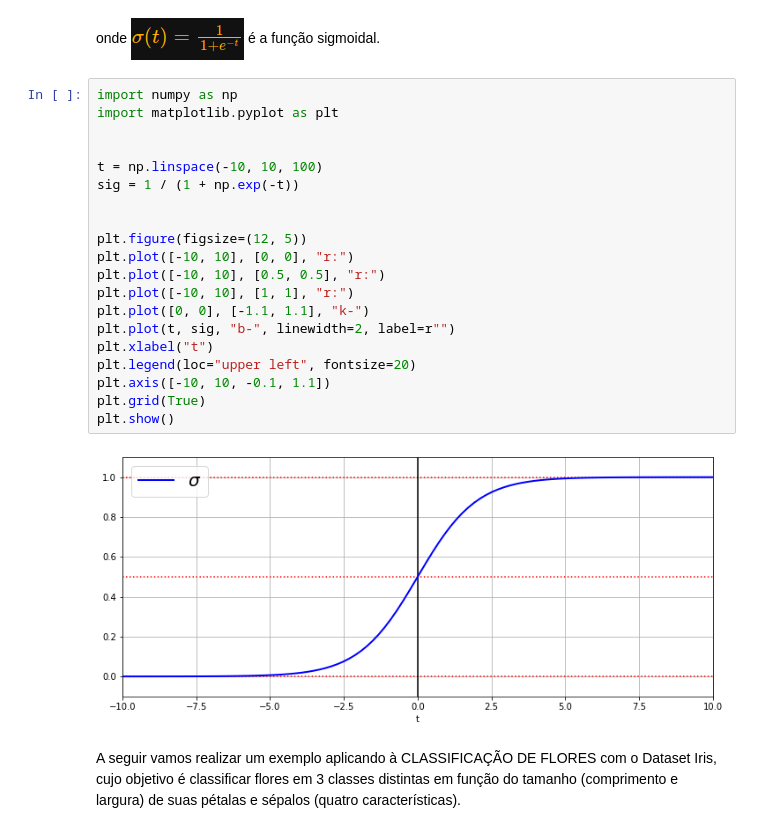
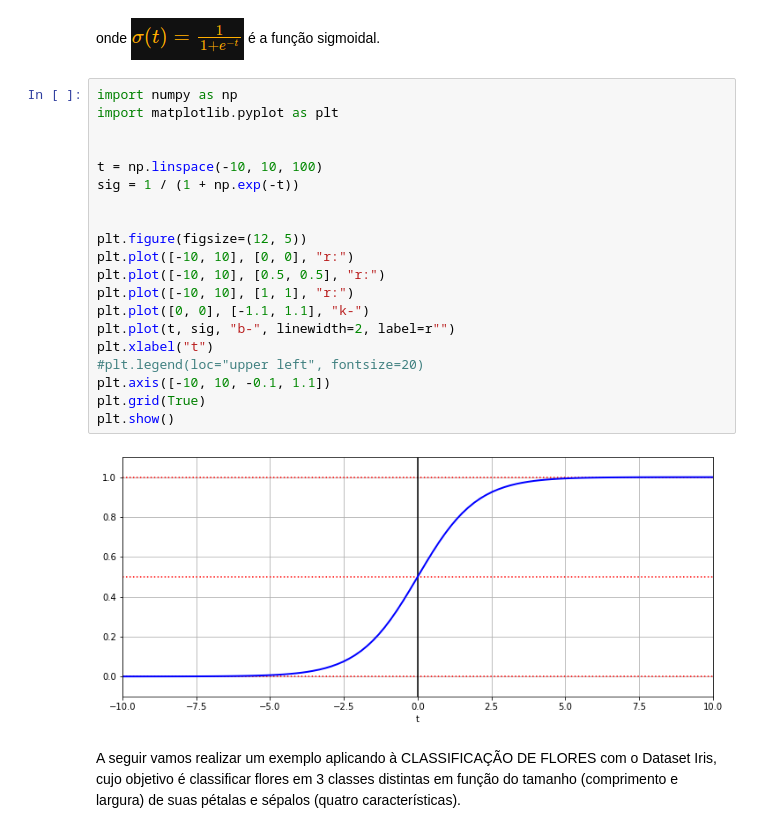
Before and after one commit to KARINAgoncalvesSOARES/Machine_Learning, a Jupyter notebook: machinelearning_classificacao.ipynb, the cells around one changed output. Saved outputs shown, nothing was run; the diff lists cells and outputs as text.

```diff
--- a/machinelearning_classificacao.ipynb
+++ b/machinelearning_classificacao.ipynb
@@ -21,25 +21,25 @@ onde ![image.png](embedded-picture-1) é a função sigmoidal.
 # %%
 import numpy as np
 import matplotlib.pyplot as plt
 
 
 t = np.linspace(-10, 10, 100)
 sig = 1 / (1 + np.exp(-t))
 
 
 plt.figure(figsize=(12, 5))
 plt.plot([-10, 10], [0, 0], "r:")
 plt.plot([-10, 10], [0.5, 0.5], "r:")
 plt.plot([-10, 10], [1, 1], "r:")
 plt.plot([0, 0], [-1.1, 1.1], "k-")
 plt.plot(t, sig, "b-", linewidth=2, label=r"")
 plt.xlabel("t")
-plt.legend(loc="upper left", fontsize=20)
+#plt.legend(loc="upper left", fontsize=20)
 plt.axis([-10, 10, -0.1, 1.1])
 plt.grid(True)
 plt.show()
 # %% [output]
-[figure, old version]
+[figure, new version]
 # %% [markdown]
 A seguir vamos realizar um exemplo aplicando à CLASSIFICAÇÃO DE FLORES com o Dataset Iris, cujo objetivo é classificar flores em 3 classes distintas em função do tamanho (comprimento e largura) de suas pétalas e sépalos (quatro características).
 # %%
```
Also changed, not shown: parts of 17 cells of this notebook.
